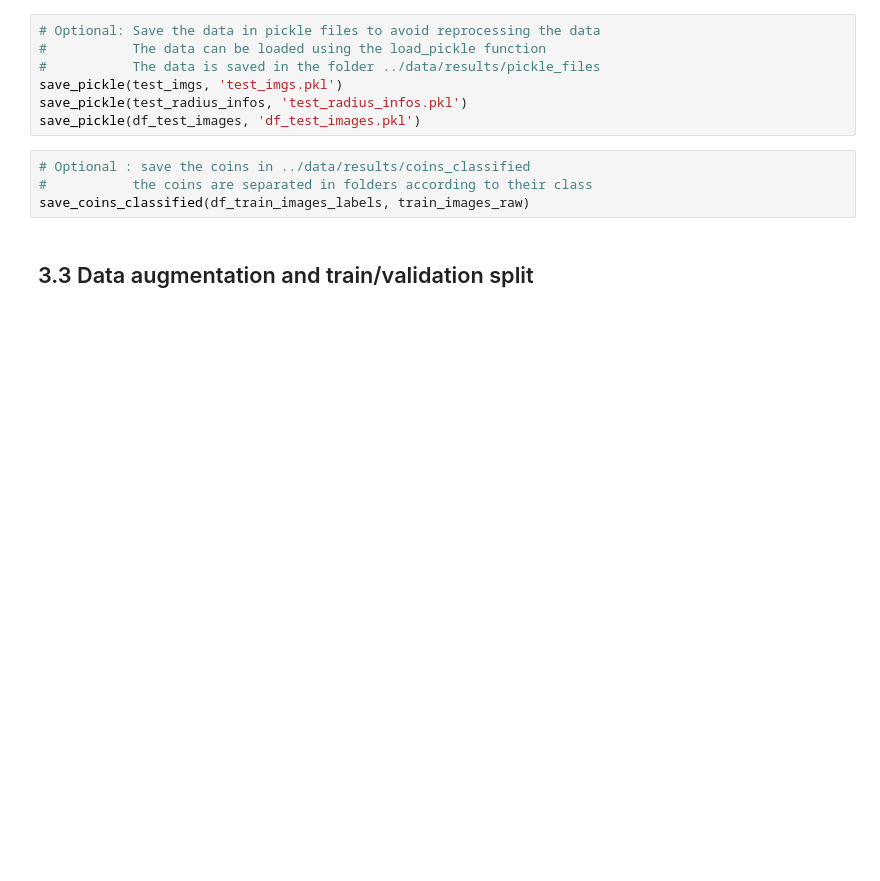
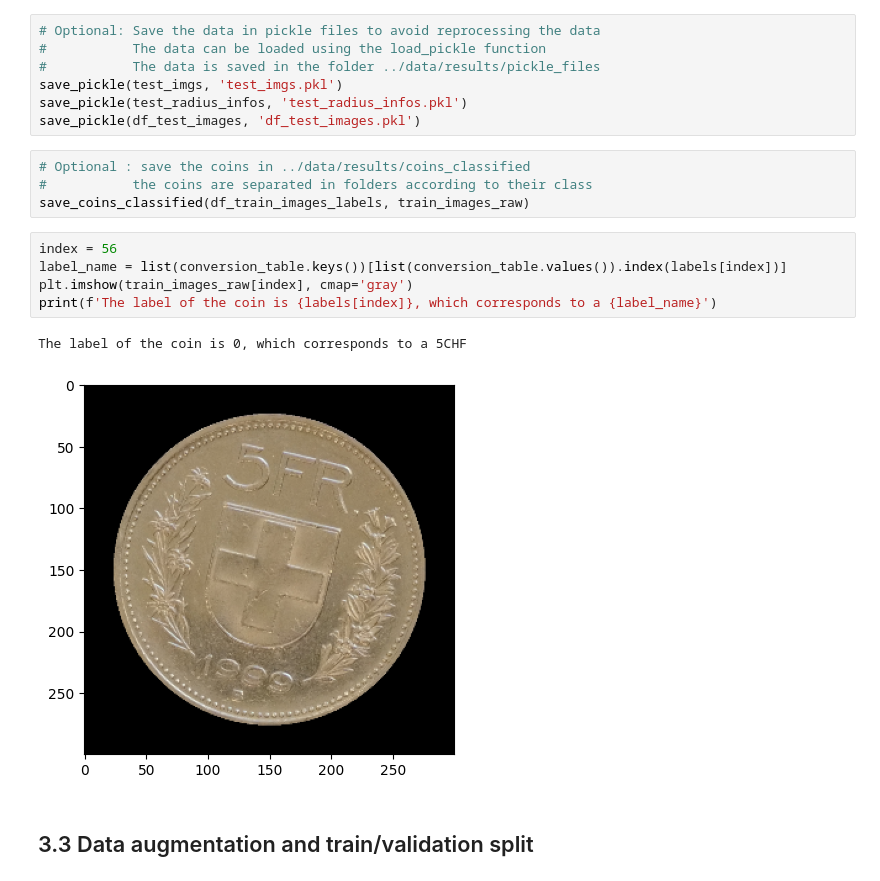
Before and after one commit to roduit/EE-451-IAPR, a Jupyter notebook: project/src/main.ipynb, the cells around one changed output. Drawn from its saved outputs; the diff is of its cells as text; blank space fills up the shorter version.

```diff
--- a/project/src/main.ipynb
+++ b/project/src/main.ipynb
@@ -271,6 +276,14 @@ save_pickle(df_test_images, 'df_test_images.pkl')
 # Optional : save the coins in ../data/results/coins_classified
 #           the coins are separated in folders according to their class
 save_coins_classified(df_train_images_labels, train_images_raw)
+# %%
+index = 56
+label_name = list(conversion_table.keys())[list(conversion_table.values()).index(labels[index])]
+plt.imshow(train_images_raw[index], cmap='gray')
+print(f'The label of the coin is {labels[index]}, which corresponds to a {label_name}')
+# %% [output]
+The label of the coin is 0, which corresponds to a 5CHF
+[figure, added]
 # %% [markdown]
 ## 3.3 Data augmentation and train/validation split
 # %% [markdown]
```
Also changed, not shown: parts of 14 cells of this notebook, 4 other files.
